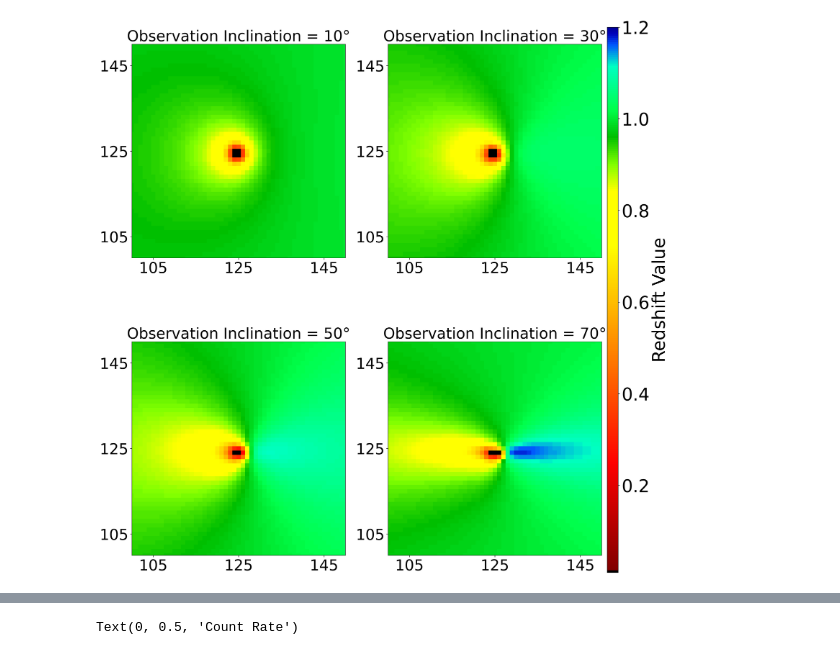
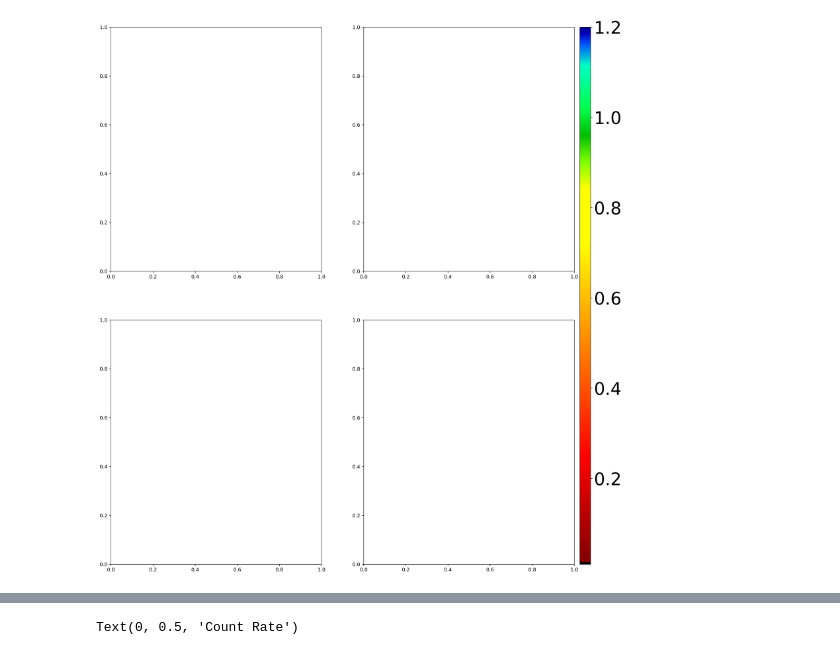
Before and after one commit to wilkinsdr/raytrace_cpu, a Jupyter notebook: python/line_from_image.ipynb, the cells around one changed output, grey strips where cells are left out. Drawn from its saved outputs; the diff is of its cells as text; code cells hidden in the pictures.

Commit message:
changes for flat disk

```diff
--- a/python/line_from_image.ipynb
+++ b/python/line_from_image.ipynb
@@ -66,49 +66,55 @@ enshift2 =np.copy(enshift)
 enshift3 =np.copy(enshift)
 # %%
 fig, axs = plt.subplots(2, 2, figsize=(20, 20), dpi=300)
-xlim1=100
-xlim2=150
+# xlim1 = 100
+# xlim2 = 150
 
-ylim1=100
-ylim2=150
+# ylim1 = 100
+# ylim2 = 150
 
-axs[0, 0].imshow(np.flipud(enshift1), norm=redshift_norm, cmap=redshift_map)
-axs[0, 0].set_title('Observation Inclination = 10°', fontsize=30)
-axs[0, 0].set_xlim(xlim1, xlim2)
-axs[0, 0].set_ylim(ylim1, ylim2)
+# axs[0, 0].imshow(np.flipud(enshift1), norm=redshift_norm, cmap=redshift_map)
+# axs[0, 0].set_title('Inclination = 10°', fontsize=30)
+# axs[0, 0].set_xlim(xlim1, xlim2)
+# axs[0, 0].set_ylim(ylim1, ylim2)
 
-axs[0, 1].imshow(np.flipud(enshift2), norm=redshift_norm, cmap=redshift_map)
-axs[0, 1].set_title('Observation Inclination = 30°', fontsize=30)
-axs[0, 1].set_xlim(xlim1, xlim2)
-axs[0, 1].set_ylim(ylim1, ylim2)
+# axs[0, 1].imshow(np.flipud(enshift2), norm=redshift_norm, cmap=redshift_map)
+# axs[0, 1].set_title('Inclination = 30°', fontsize=30)
+# axs[0, 1].set_xlim(xlim1, xlim2)
+# axs[0, 1].set_ylim(ylim1, ylim2)
 
-axs[1, 0].imshow(np.flipud(enshift3), norm=redshift_norm, cmap=redshift_map)
-axs[1, 0].set_title('Observation Inclination = 50°', fontsize=30)
-axs[1, 0].set_xlim(xlim1, xlim2)
-axs[1, 0].set_ylim(ylim1, ylim2)
+# axs[1, 0].imshow(np.flipud(enshift3), norm=redshift_norm, cmap=redshift_map)
+# axs[1, 0].set_title('Inclination = 50°', fontsize=30)
+# axs[1, 0].set_xlim(xlim1, xlim2)
+# axs[1, 0].set_ylim(ylim1, ylim2)
 
-axs[1, 1].imshow(np.flipud(enshift), norm=redshift_norm, cmap=redshift_map)
-axs[1, 1].set_title('Observation Inclination = 70°', fontsize=30)
-axs[1, 1].set_xlim(xlim1, xlim2)
-axs[1, 1].set_ylim(ylim1, ylim2)
+# axs[1, 1].imshow(np.flipud(enshift), norm=redshift_norm, cmap=redshift_map)
+# axs[1, 1].set_title('Inclination = 70°', fontsize=30)
+# axs[1, 1].set_xlim(xlim1, xlim2)
+# axs[1, 1].set_ylim(ylim1, ylim2)
 
-# Adjusting ticks and axis inversion for each plot
-for ax in axs.flat:
-    #ax.set_xticks([0, 250])
-    ax.set_xticks([105,125,145])
-    ax.set_yticks([105,125,145])
-    #ax.invert_yaxis()
-    ax.tick_params(axis='both', which='major', labelsize=30)
+# # Adjusting ticks and axis inversion for each plot
+# xtick_positions = [100, 125, 150]
+# ytick_positions = [100, 125, 150]
+# xtick_labels = ['0', '25', '50']
+# ytick_labels = ['', '25', '50']
 
-# Create a colorbar with the same normalization and colormap
+# for ax in axs.flat:
+#     ax.set_xticks(xtick_positions)
+#     ax.set_xticklabels(xtick_labels)
+#     ax.set_yticks(ytick_positions)
+#     ax.set_yticklabels(ytick_labels)
+#     ax.tick_params(axis='both', which='major', labelsize=30)
+
+#Create a colorbar with the same normalization and colormap
 sm = ScalarMappable(norm=redshift_norm, cmap=redshift_map)
 sm.set_array([])  # This line is necessary only for Matplotlib versions before 3.1
 cb = fig.colorbar(sm, ax=axs.ravel().tolist(), pad=0.01, aspect=50)
-cb.set_label('Redshift Value', size=35)
+#cb.set_label('Redshift Value', size=35)
 cb.ax.tick_params(labelsize=35)
 
 plt.show()
+plt.show()
 # %% [output]
-[figure, old version]
+[figure, new version]
 # %%
 # plot the energy shift as a function of position in the image
```
Also changed, not shown: parts of 3 cells of this notebook, 1 other file.
